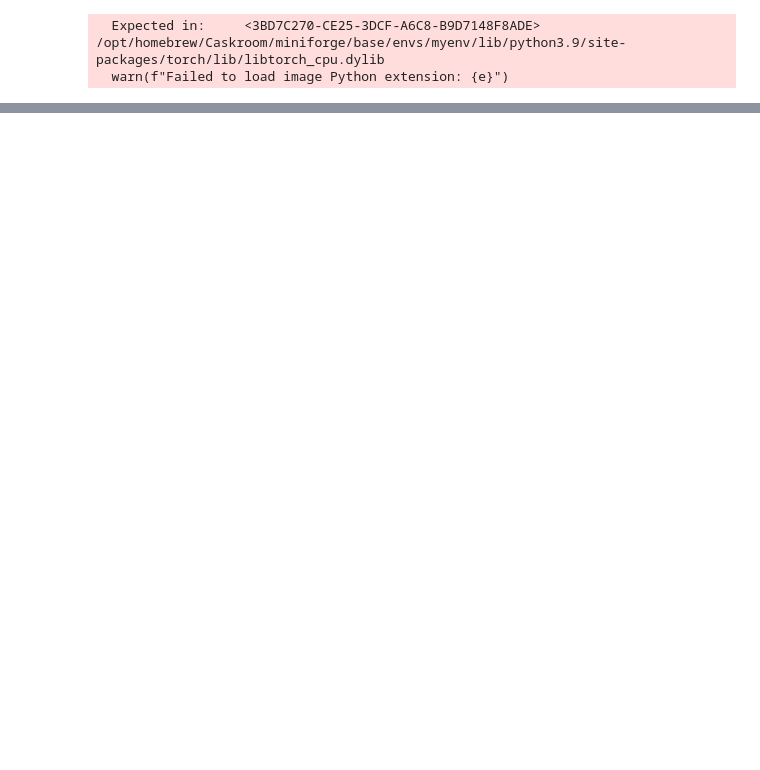
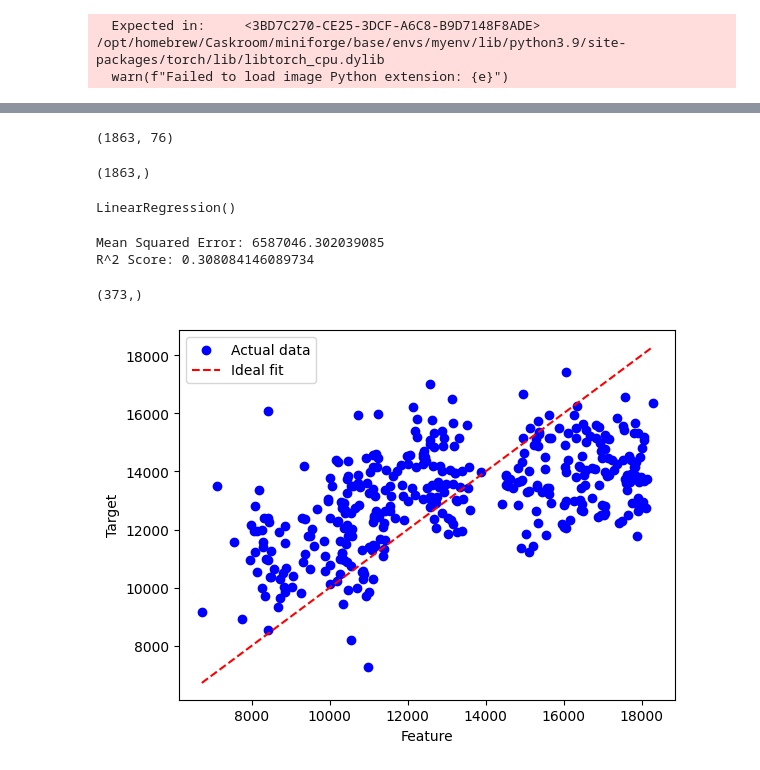
Before and after one commit to filippogiovagnini/stock_market_prediction_sentimental_analysis, a Jupyter notebook: NL_model.ipynb, the cells around one changed output, grey strips where cells are left out. Saved outputs shown, nothing was run; the diff lists cells and outputs as text; code cells hidden in the pictures; blank space fills up the shorter version.

```diff
--- a/NL_model.ipynb
+++ b/NL_model.ipynb
@@ -71,0 +121,3 @@ torch.Size([50, 75])
+# %%
+output = DJIA_table['Close']
+output.shape
@@ -71,0 +135,50 @@ torch.Size([50, 75])
+# %%
+# Split the data into training and testing sets
+x = input  # Independent variable
+y = output     # Dependent variable
+
+x_train, x_test, y_train, y_test = train_test_split(x, y, test_size=0.2, random_state=42)
+# %%
+x.shape
+# %% [output]
+(1863, 76)
+# %%
+y.shape
+# %% [output]
+(1863,)
+# %%
+# Create and train the linear regression model
+model = LinearRegression()
+model.fit(x_train, y_train)
+# %% [output]
+LinearRegression()
+# %%
+
+# Make predictions on the test set
+y_pred = model.predict(x_test)
+# %%
+# Evaluate the model
+mse = mean_squared_error(y_test, y_pred)
+r2 = r2_score(y_test, y_pred)
+
+print(f"Mean Squared Error: {mse}")
+print(f"R^2 Score: {r2}")
+# %% [output]
+Mean Squared Error: 6587046.302039085
+R^2 Score: 0.308084146089734
+# %%
+# Plot the results
+
+domain = np.arange(1, len(y_test) + 1)
+print(domain.shape)
+
+
+plt.scatter(y_test, y_pred, color='blue', label='Actual data')
+plt.plot([y_test.min(), y_test.max()], [y_test.min(), y_test.max()], color='red', linestyle='--', label='Ideal fit')
+plt.xlabel('Feature')
+plt.ylabel('Target')
+plt.legend()
+plt.show()
+# %% [output]
+(373,)
+[figure, added]
```
Also changed, not shown: parts of 22 cells of this notebook.
